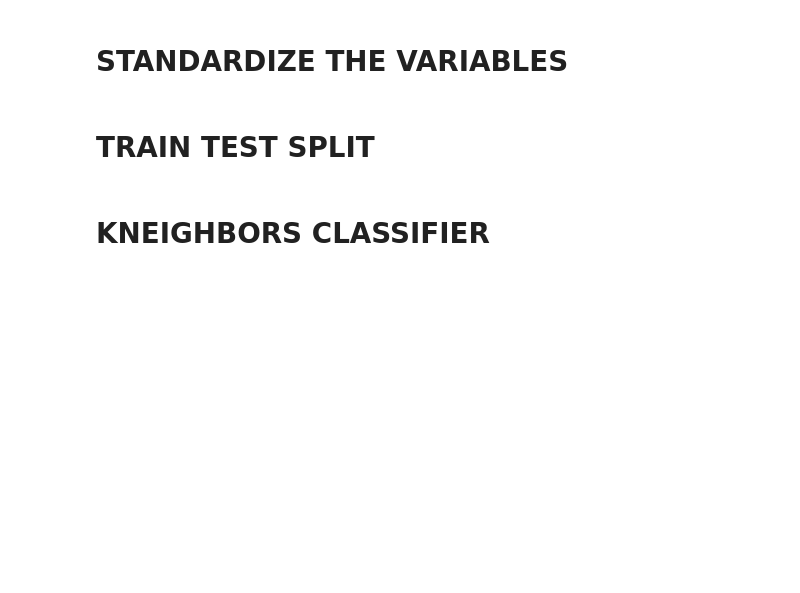
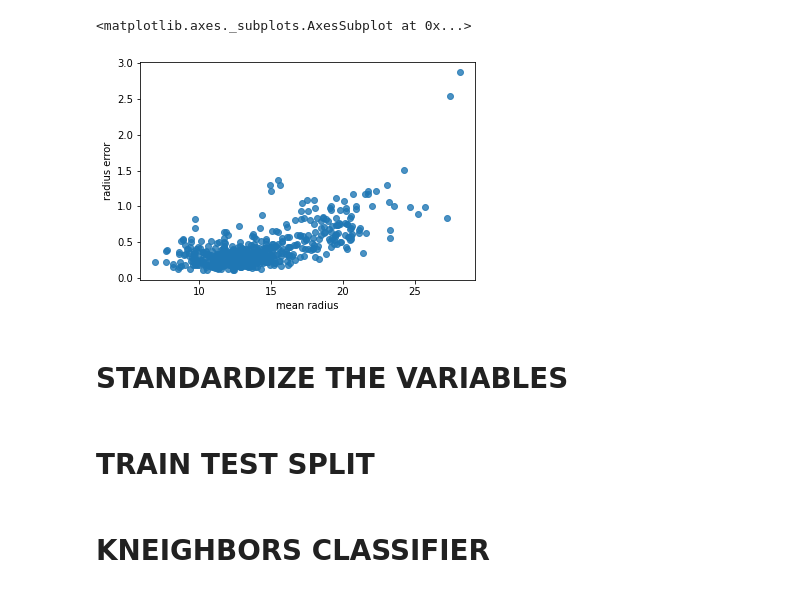
Before and after one commit to Nithishkumar13/breast-cancer-classification, a Jupyter notebook: Cancer_Classification.ipynb, the cells around one changed output. Cells and saved outputs as stored; diff of their text form; code cells hidden in the pictures; blank space fills up the shorter version.

```diff
--- a/Cancer_Classification.ipynb
+++ b/Cancer_Classification.ipynb
@@ -26,2 +69,7 @@ df.describe()
+# %%
+sns.regplot(df['mean radius'],df['radius error'],fit_reg=False)
+# %% [output]
+<matplotlib.axes._subplots.AxesSubplot at 0x...>
+[figure, added]
 # %% [markdown]
 # STANDARDIZE THE VARIABLES
```
Also changed, not shown: parts of 11 cells of this notebook.
